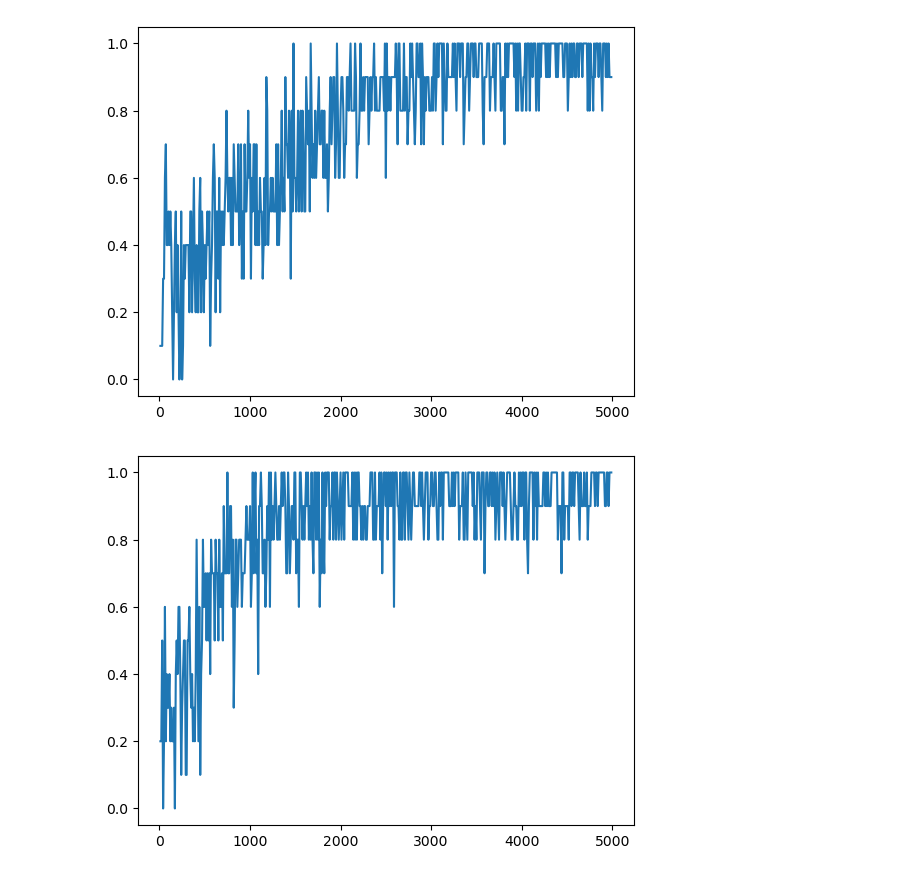
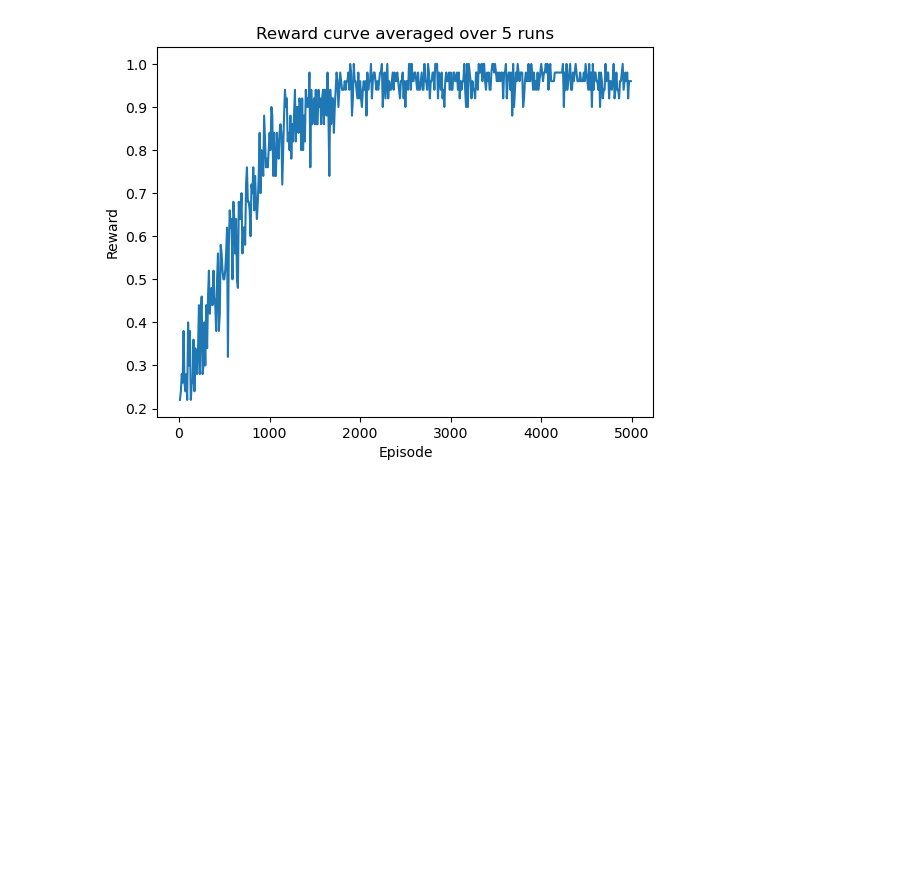
Before and after one commit to daniel-macrae/DRL-Assignment-2023, a Jupyter notebook: Final Results.ipynb, the cells around one changed output. Cells and saved outputs as stored; diff of their text form; code cells hidden in the pictures; blank space fills up the shorter version.

Commit message:
results2

```diff
--- a/Final Results.ipynb
+++ b/Final Results.ipynb
@@ -1,24 +1,23 @@
 # %%
 import numpy as np
 import matplotlib.pyplot as plt
 import os
 
 avgArr = np.zeros(499)
 episodes = np.arange(10, 5000, 10)
 
-folder = "Results"
+folder = "Results2"
 for file in os.listdir(folder):
     path = os.path.join(folder, file)
     arr = np.load(path)
     avgArr += arr
 
 
 avgArr /= len(os.listdir(folder))
 plt.plot(episodes, avgArr)
 plt.xlabel("Episode")
 plt.ylabel("Reward")
 plt.title("Reward curve averaged over 5 runs")
 plt.show()
 # %% [output]
-[figure, old version]
+[figure, new version]
-[figure, removed]
```
Also changed, not shown: parts of 1 cell of this notebook, 5 other files.
